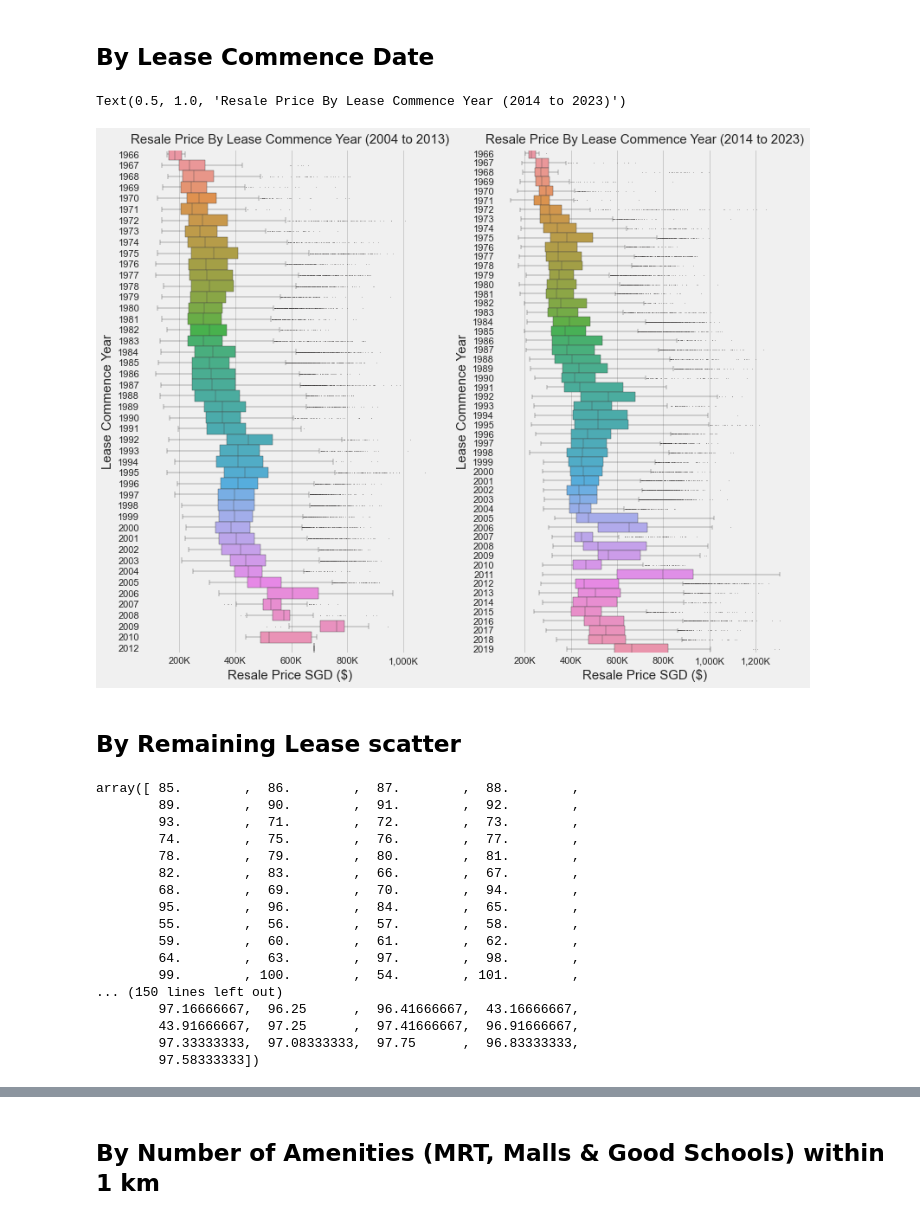
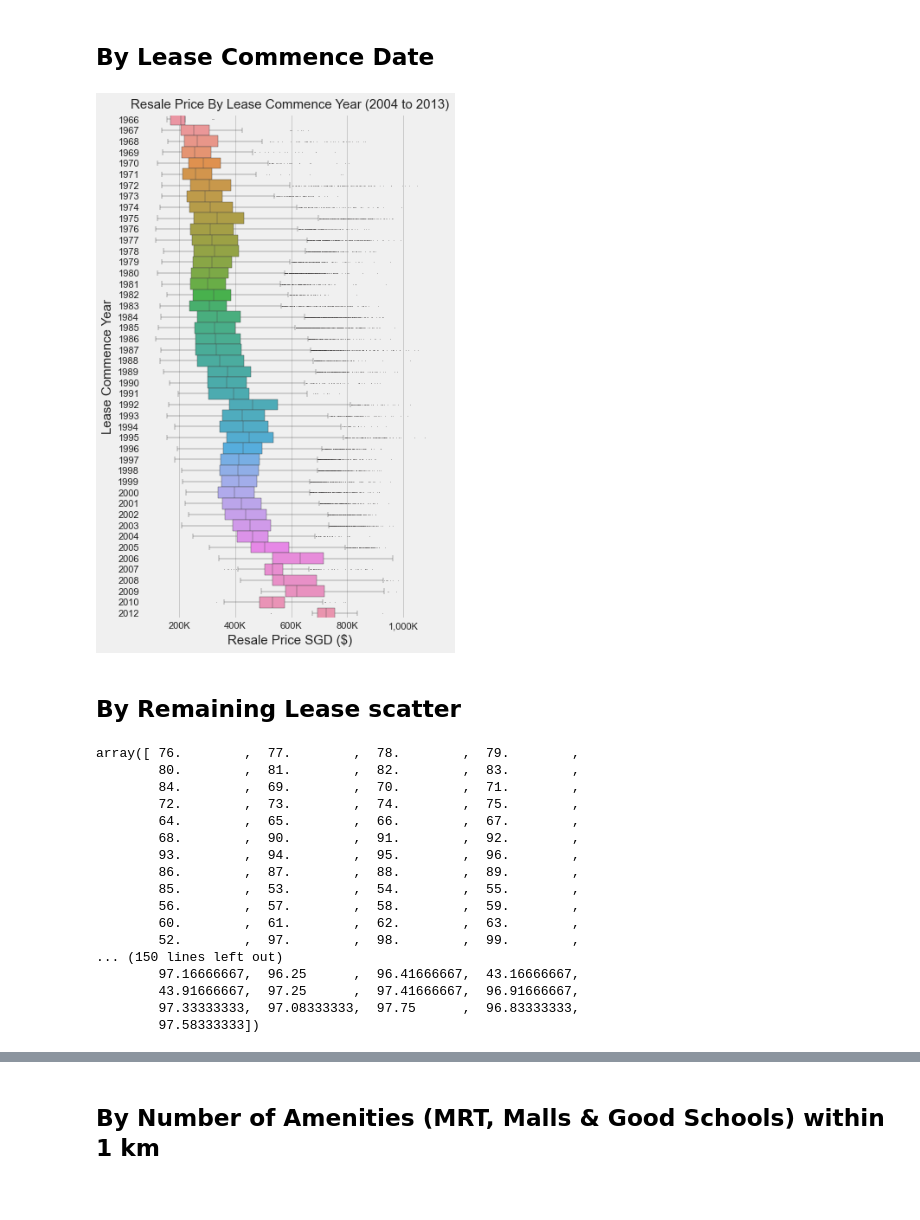
Before and after one commit to raychng/bt4222-project, a Jupyter notebook: EDA 2004 to 2013.ipynb, the cells around one changed output, grey strips where cells are left out. Saved outputs shown, nothing was run; the diff lists cells and outputs as text; code cells hidden in the pictures.

```diff
--- a/EDA 2004 to 2013.ipynb
+++ b/EDA 2004 to 2013.ipynb
@@ -775,44 +815,36 @@ plt.show()
 # %%
 # Boxplot for each year of lease commence date
 fig = plt.figure(figsize=(12,10))
 
 # 2004 to 2013
 ax1= plt.subplot(121)
 a=sns.boxplot(y='lease_commence_date', x='adjusted_price', data=hdb_price_df_04_13, width=1, orient='h', flierprops = dict(markerfacecolor = 'red', markersize = 0.1, linestyle='none'), linewidth=0.4)
 ax1.set_xlabel('Resale Price SGD ($)', size=15)
 ax1.set_ylabel('Lease Commence Year', size=15)
 xlabels = ['{:,.0f}'.format(x) + 'K' for x in a.get_xticks()/1000]
 ax1.set_xticklabels(xlabels)
 ax1.set_title('Resale Price By Lease Commence Year (2004 to 2013)', size=15)
 
-# 2014 to 2023
-ax2 = plt.subplot(122)
-b=sns.boxplot(y='lease_commence_date', x='adjusted_price', data=hdb_price_df_14_23, width=1, orient='h', flierprops = dict(markerfacecolor = 'red', markersize = 0.1, linestyle='none'), linewidth=0.4)
-ax2.set_xlabel('Resale Price SGD ($)', size=15)
-ax2.set_ylabel('Lease Commence Year', size=15)
-xlabels = ['{:,.0f}'.format(x) + 'K' for x in b.get_xticks()/1000]
-ax2.set_xticklabels(xlabels)
-ax2.set_title('Resale Price By Lease Commence Year (2014 to 2023)', size=15)
+plt.show()
 # %% [output]
-Text(0.5, 1.0, 'Resale Price By Lease Commence Year (2014 to 2023)')
-[figure, old version]
+[figure, new version]
 # %% [markdown]
 ## By Remaining Lease scatter
 # %%
-hdb_prices_df['remaining_lease'].unique()
+hdb_price_df['remaining_lease'].unique()
 # %% [output]
-array([ 85.        ,  86.        ,  87.        ,  88.        ,
-        89.        ,  90.        ,  91.        ,  92.        ,
-        93.        ,  71.        ,  72.        ,  73.        ,
-        74.        ,  75.        ,  76.        ,  77.        ,
-        78.        ,  79.        ,  80.        ,  81.        ,
-        82.        ,  83.        ,  66.        ,  67.        ,
-        68.        ,  69.        ,  70.        ,  94.        ,
-        95.        ,  96.        ,  84.        ,  65.        ,
-        55.        ,  56.        ,  57.        ,  58.        ,
-        59.        ,  60.        ,  61.        ,  62.        ,
-        64.        ,  63.        ,  97.        ,  98.        ,
-        99.        , 100.        ,  54.        , 101.        ,
+array([ 76.        ,  77.        ,  78.        ,  79.        ,
+        80.        ,  81.        ,  82.        ,  83.        ,
+        84.        ,  69.        ,  70.        ,  71.        ,
+        72.        ,  73.        ,  74.        ,  75.        ,
+        64.        ,  65.        ,  66.        ,  67.        ,
+        68.        ,  90.        ,  91.        ,  92.        ,
+        93.        ,  94.        ,  95.        ,  96.        ,
+        86.        ,  87.        ,  88.        ,  89.        ,
+        85.        ,  53.        ,  54.        ,  55.        ,
+        56.        ,  57.        ,  58.        ,  59.        ,
+        60.        ,  61.        ,  62.        ,  63.        ,
+        52.        ,  97.        ,  98.        ,  99.        ,
 ... (150 lines left out)
         97.16666667,  96.25      ,  96.41666667,  43.16666667,
         43.91666667,  97.25      ,  97.41666667,  96.91666667,
```
Also changed, not shown: parts of 32 cells of this notebook.
